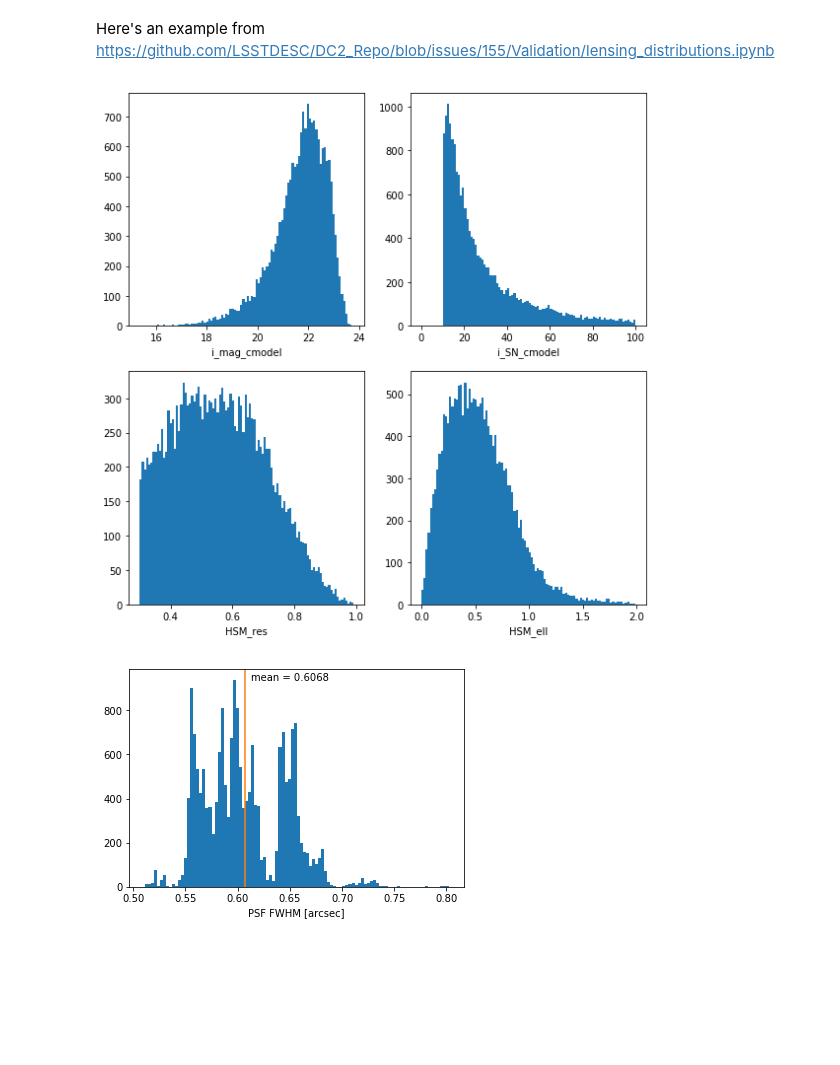
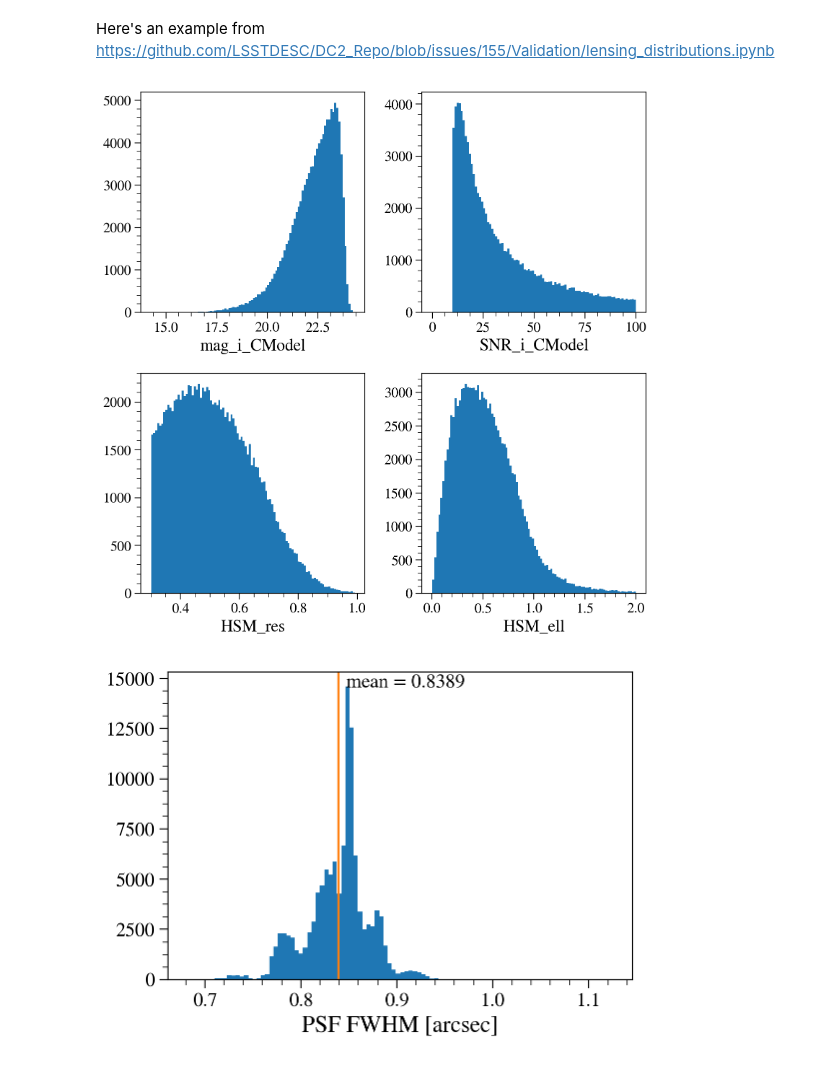
Before and after one commit to LSSTDESC/DC2-production, a Jupyter notebook: Notebooks/DC2 Coadd Run1.1p GCR access -- HSC selection.ipynb, the cells around one changed output. Saved outputs shown, nothing was run; the diff lists cells and outputs as text; code cells hidden in the pictures; blank space fills up the shorter version.

```diff
--- a/Notebooks/DC2 Coadd Run1.1p GCR access -- HSC selection.ipynb
+++ b/Notebooks/DC2 Coadd Run1.1p GCR access -- HSC selection.ipynb
@@ -120,19 +100,3 @@ plt.ylabel('$r-i$');
 # %% [markdown]
 
 Here's an example from https://github.com/LSSTDESC/DC2_Repo/blob/issues/155/Validation/lensing_distributions.ipynb
-# %%
-catalog.add_quantity_modifier('i_mag_cmodel',
-                              (lambda x: -2.5 * np.log10(x) + 27.0, 'i_modelfit_CModel_flux'),
-                              overwrite=True)
-catalog.add_quantity_modifier('i_SN_cmodel',
-                              (np.divide, 'i_modelfit_CModel_flux', 'i_modelfit_CModel_fluxSigma'),
-                              overwrite=True)
-catalog.add_quantity_modifier('HSM_res',
-                              'ext_shapeHSM_HsmShapeRegauss_resolution',
-                              overwrite=True)
-catalog.add_quantity_modifier('HSM_ell',
-                              (np.hypot, 'ext_shapeHSM_HsmShapeRegauss_e1', 'ext_shapeHSM_HsmShapeRegauss_e2'),
-                              overwrite=True)
-catalog.add_quantity_modifier('psf_size',
-                              (lambda xx, yy, xy: 0.168*2.355*(xx*yy - xy*xy)**0.25, 'i_base_SdssShape_psf_xx', 'i_base_SdssShape_psf_yy', 'i_base_SdssShape_psf_xy'),
-                              overwrite=True)
@@ -140,47 +111,38 @@ catalog.add_quantity_modifier('psf_size',
 # Lensing cuts based on Mandelbaum 2017 (arxiv 1705.06745)
 
 lensing_cuts = [
-    ~GCRQuery((np.isnan, 'i_modelfit_CModel_flux')), # (from this and below) remove nan entries
+    ~GCRQuery((np.isnan, 'mag_i_CModel')), # (from this and below) remove nan entries
     ~GCRQuery((np.isnan, 'ext_shapeHSM_HsmShapeRegauss_resolution')),
     ~GCRQuery((np.isnan, 'ext_shapeHSM_HsmShapeRegauss_e1')),
     ~GCRQuery((np.isnan, 'ext_shapeHSM_HsmShapeRegauss_e2')),
-    GCRQuery('detect_isPrimary'), # (from this and below) basic flag cuts
-    ~GCRQuery('deblend_skipped'),
-    ~GCRQuery('base_PixelFlags_flag_edge'),
-    ~GCRQuery('base_PixelFlags_flag_interpolatedCenter'),
-    ~GCRQuery('base_PixelFlags_flag_saturatedCenter'),
-    ~GCRQuery('base_PixelFlags_flag_crCenter'),
-    ~GCRQuery('base_PixelFlags_flag_bad'),
-    ~GCRQuery('base_PixelFlags_flag_suspectCenter'),
-    ~GCRQuery('base_PixelFlags_flag_clipped'),
-    ~GCRQuery('ext_shapeHSM_HsmShapeRegauss_flag'),
-    GCRQuery('i_SN_cmodel >= 10'), # (from this and below) cut on object properties
+    GCRQuery('good'),
+    GCRQuery('SNR_i_CModel >= 10'), # (from this and below) cut on object properties
     GCRQuery('HSM_res >= 0.3'),
     GCRQuery('HSM_ell < 2.0'),
     GCRQuery('ext_shapeHSM_HsmShapeRegauss_sigma <= 0.4'),
-    GCRQuery('i_mag_cmodel < 24.5'), # FIXME: Doesnt have exinction correction
-    GCRQuery('base_Blendedness_abs_flux < 10**(-0.375)'),
+    GCRQuery('mag_i_CModel < 24.5'), # FIXME: Doesnt have exinction correction
+    GCRQuery('blendedness < 10**(-0.375)'),
 ]
 # %%
-tract_number = 4637
-quantities = ['i_mag_cmodel', 'i_SN_cmodel', 'HSM_res', 'HSM_ell', 'psf_size']
+tract_number = 4850
+quantities = ['mag_i_CModel', 'SNR_i_CModel', 'HSM_res', 'HSM_ell', 'psf_fwhm_i']
 d = catalog.get_quantities(quantities,
                            filters=lensing_cuts,
                            native_filters=[(lambda x: x==tract_number, 'tract')])
 # %%
 fig, ax = plt.subplots(2, 2, figsize=(8,8))
 for ax_this, quantity in zip(ax.flat, quantities):
-    ax_this.hist(d[quantity], 100, range=([0,100] if quantity=='i_SN_cmodel' else None))
+    ax_this.hist(d[quantity], 100, range=([0,100] if quantity=='SNR_i_CModel' else None))
     ax_this.set_xlabel(quantity)
 fig.tight_layout()
 # %% [output]
-[figure, old version]
+[figure, new version]
 # %%
 fig, ax = plt.subplots()
-ax.hist(d['psf_size'], 100);
-mean = d['psf_size'].mean()
+ax.hist(d['psf_fwhm_i'], 100);
+mean = d['psf_fwhm_i'].mean()
 ax.axvline(mean, c='C1');
 ax.text(mean*1.01, ax.get_ylim()[1]*0.95, 'mean = {:.4g}'.format(mean));
 ax.set_xlabel('PSF FWHM [arcsec]');
 # %% [output]
-[figure, old version]
+[figure, new version]
```
Also changed, not shown: parts of 8 cells of this notebook, 3 other files.
